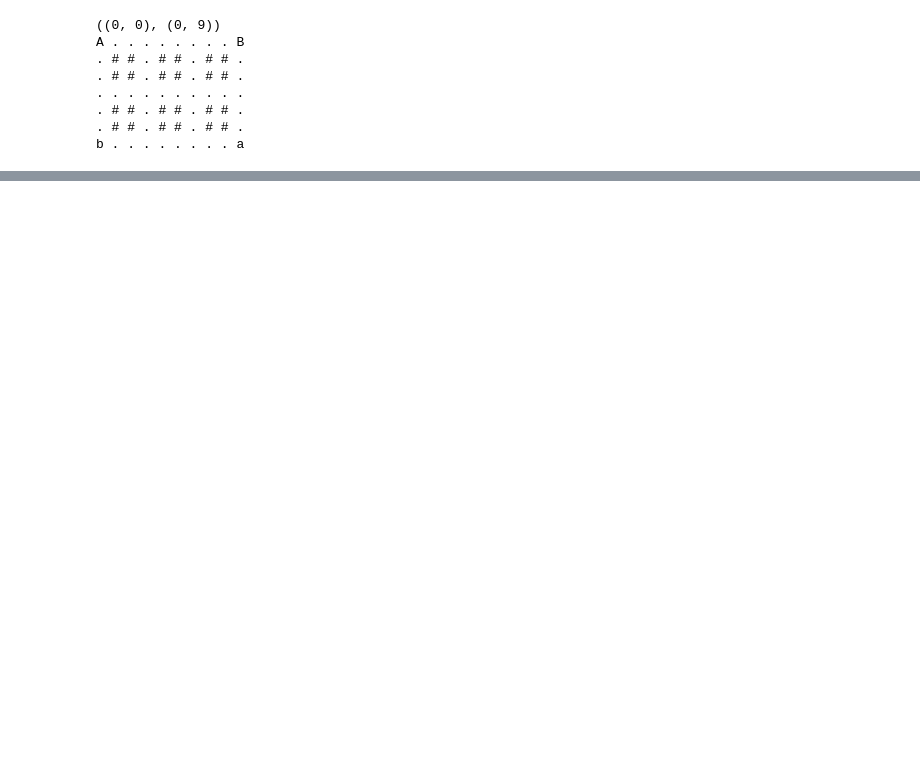
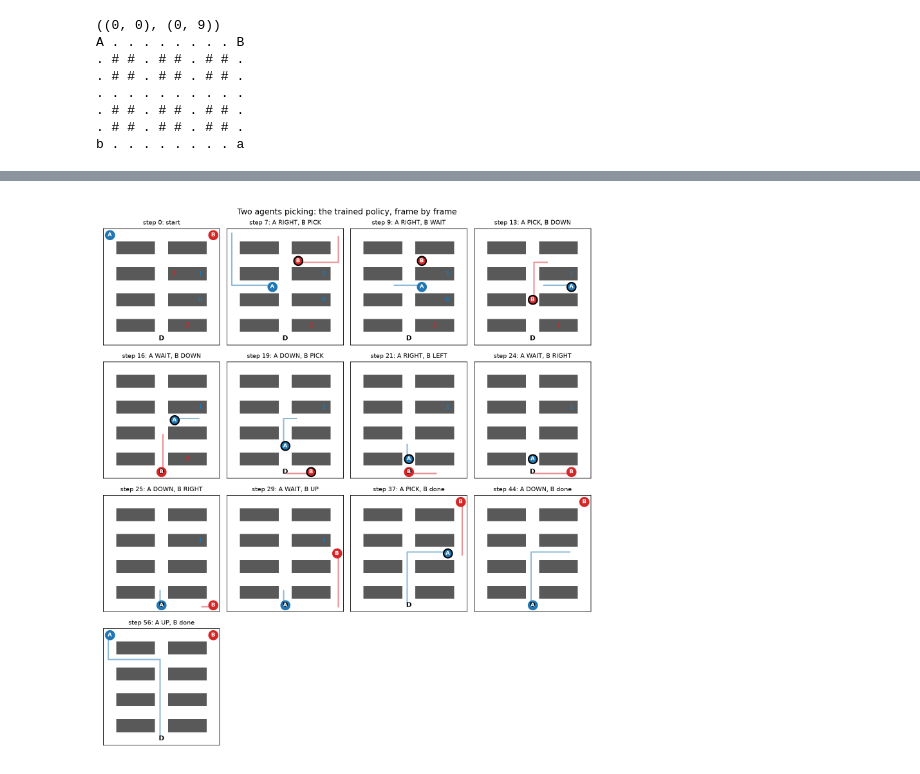
Before and after one commit to mjclaesson/reinforcement-learning, a Jupyter notebook: multi_agent_nstep.ipynb, the cells around one changed output, grey strips where cells are left out. Drawn from its saved outputs; the diff is of its cells as text; code cells hidden in the pictures; blank space fills up the shorter version.

```diff
--- a/multi_agent_nstep.ipynb
+++ b/multi_agent_nstep.ipynb
@@ -1196,0 +1187,95 @@ plt.show()
+# %%
+# replay the greedy policy: state after every step, plus the actions and rewards that led there
+def greedy_trace(env, Qs, max_steps=200):
+    rng = np.random.default_rng(0)
+    env.reset()
+    states, actions, rewards = [env.state()], [None], [None]
+    for t in range(max_steps):
+        a = [ACTIONS_PICK[choose_action_pick(Qs[i], env.obs(i), 0.0, rng)] for i in range(2)]
+        _, r, done = env.step(tuple(a))
+        states.append(env.state())
+        actions.append(a)
+        rewards.append(r)
+        if done:
+            break
+    return states, actions, rewards
+
+
+def is_finished(env, state, i):
+    pos, mask, carrying = state[i]
+    return mask == env.full_masks[i] and not carrying and pos == env.starts[i]
+
+
+# the steps worth a frame: start, every pick, every delivery, every WAIT, every collision, and the end
+def key_steps(env, states, actions, rewards):
+    keys = {0, len(states) - 1}
+    for t in range(1, len(states)):
+        for i in range(2):
+            picked = states[t][i][1] != states[t - 1][i][1]
+            delivered = states[t][i][2] != states[t - 1][i][2] and not picked
+            waited = actions[t][i] == "WAIT" and not is_finished(env, states[t - 1], i)
+            blocked = rewards[t][i] <= STEP_REWARD + CRASH_REWARD
+            if picked or delivered or waited or blocked:
+                keys.add(t)
+    return sorted(keys)
+
+
+# one frame: the map at step t, the path since the previous frame, the actions in the title
+def draw_frame(ax, env, states, actions, t, prev_t):
+    img = np.ones((env.grid.n_rows, env.grid.n_cols))
+    for r, c in env.grid.shelf_cells:
+        img[r, c] = 0.35
+    ax.imshow(img, cmap="gray", vmin=0, vmax=1)
+    colors = ["tab:blue", "tab:red"]
+    state = states[t]
+    for i in range(2):
+        for b, item in enumerate(env.items[i]):
+            if not state[i][1] & (1 << b):          # still on its shelf
+                r, c = env.grid.item_to_shelf[item]
+                ax.text(c, r, str(item), ha="center", va="center", color=colors[i],
+                        fontweight="bold", fontsize=9)
+    r, c = env.dropoff
+    ax.text(c, r, "D", ha="center", va="center", fontweight="bold", fontsize=10)
+    for i in range(2):
+        offset = -0.12 if i == 0 else 0.12
+        trail = [states[s][i][0] for s in range(prev_t, t + 1)]
+        ax.plot([c + offset for _, c in trail], [r + offset for r, _ in trail],
+                color=colors[i], linewidth=2, alpha=0.5)
+    for i, name in enumerate("AB"):
+        pos, _, carrying = state[i]
+        ax.plot(pos[1], pos[0], "o", color=colors[i], markersize=13,
+                markeredgecolor="black" if carrying else colors[i], markeredgewidth=2)
+        ax.text(pos[1], pos[0], name, ha="center", va="center", color="white",
+                fontsize=8, fontweight="bold")
+    ax.set_xticks([])
+    ax.set_yticks([])
+    if t == 0:
+        ax.set_title("step 0: start", fontsize=9)
+    else:
+        labels = ["done" if is_finished(env, states[t - 1], i) else actions[t][i] for i in range(2)]
+        ax.set_title(f"step {t}: A {labels[0]}, B {labels[1]}", fontsize=9)
+
+
+def plot_snapshots(env, Qs, title, filename, per_row=4):
+    states, actions, rewards = greedy_trace(env, Qs)
+    keys = key_steps(env, states, actions, rewards)
+    n_rows = (len(keys) + per_row - 1) // per_row
+    fig, axes = plt.subplots(n_rows, per_row, figsize=(2.6 * per_row, 2.9 * n_rows))
+    prev = 0
+    for ax, t in zip(axes.flat, keys):
+        draw_frame(ax, env, states, actions, t, prev)
+        prev = t
+    for ax in list(axes.flat)[len(keys):]:
+        ax.axis("off")
+    fig.suptitle(title, fontsize=12)
+    fig.tight_layout()
+    fig.savefig(filename, dpi=150)
+    plt.show()
+    return keys
+
+
+# settings (selfish, q_init=-30) and the legend go in the report caption, not in the title
+plot_snapshots(env2, Qs2, "Two agents picking: the trained policy, frame by frame",
+               "figures/two_agent_pickup_snapshots.png")
+# %% [output]
+[figure, added]
```
Also changed, not shown: parts of 83 cells of this notebook, 4 other files.
